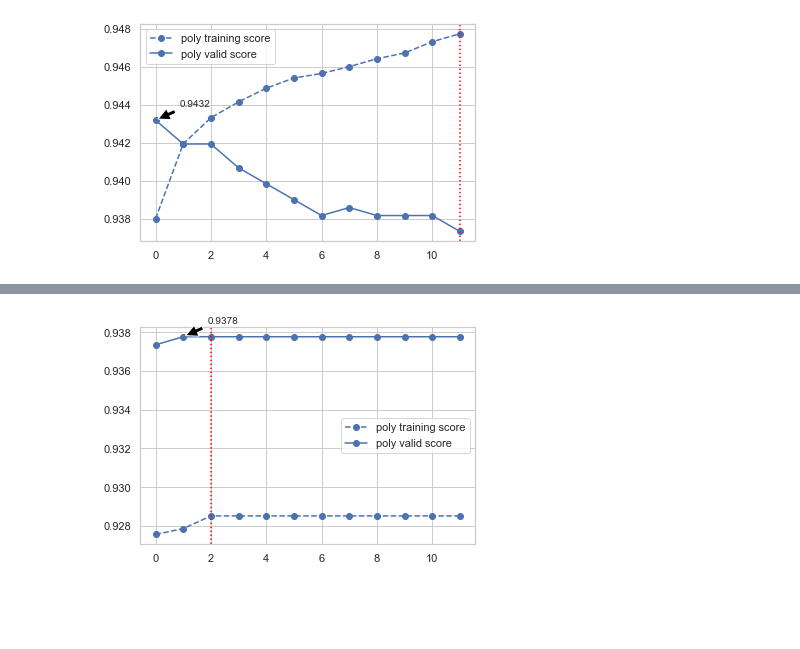
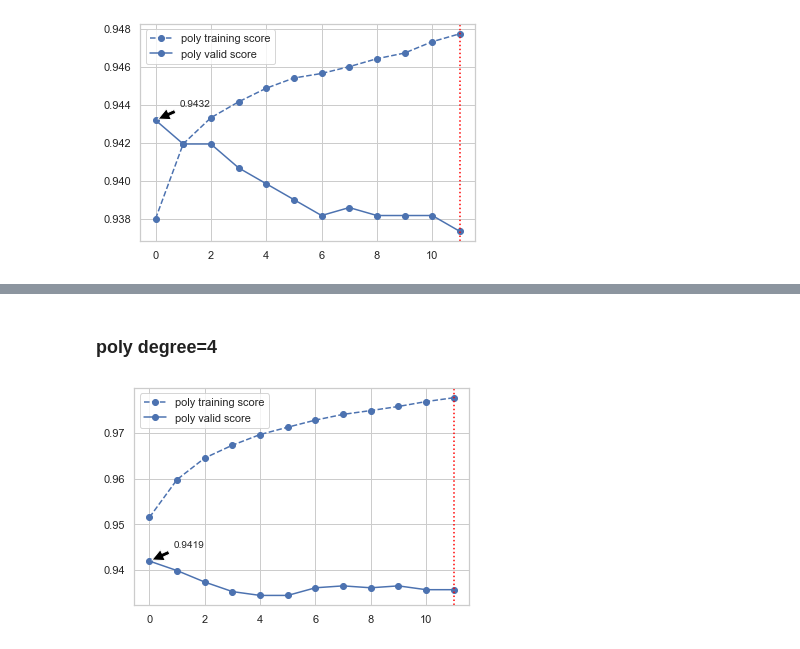
Before and after one commit to Justinfungi/Jebva-LOS-and-Mortality-Project-, a Jupyter notebook: Code/BellaSVM.ipynb, the cells around one changed output, grey strips where cells are left out. Drawn from its saved outputs; the diff is of its cells as text; code cells hidden in the pictures; blank space fills up the shorter version.

```diff
--- a/Code/BellaSVM.ipynb
+++ b/Code/BellaSVM.ipynb
@@ -52,16 +53,20 @@ plt.show()
 # %% [output]
 [figure]
 # %%
-clf_rbf = svm.SVC(C=1.1, kernel='rbf', degree=3)
+clf_rbf = svm.SVC(C=1.1, kernel='rbf', degree=3,probability=True)
 clf_rbf.fit(X_train_selected_t1_norm,y_train_t1_value)
-y_valid_pred=clf_rbf.predict(X_valid_selected_t1_norm)
+y_valid_score = clf_rbf.decision_function(X_valid_selected_t1_norm)
+
 
 # compute ROC curve and AUC for each learning rate
-fpr, tpr, thresholds = roc_curve(y_valid_t1_value,y_valid_pred)
+fpr, tpr, thresholds = roc_curve(y_valid_t1_value,y_valid_score)
 roc_auc = auc(fpr, tpr)
 
 # plot the graph of ROC curve
 sns.set_theme(style="whitegrid")
+for i in range(len(y_valid_pred)):
+    y_valid_pred_true.append(y_valid_pred[i][0])
+y_valid_pred_true
 plt.plot(fpr, tpr, color='darkorange', lw=2, label='ROC curve (area = %0.2f)' % roc_auc)
 plt.plot([0, 1], [0, 1], color='navy', lw=2, linestyle='--')
 plt.xlim([0.0, 1.0])
@@ -121,16 +104,20 @@ plt.show()
 # %% [output]
 [figure]
 # %%
-clf_poly = svm.SVC(C=1.1, kernel='poly', degree=3)
+clf_poly = svm.SVC(C=0.1, kernel='poly', degree=3,probability=True)
 clf_poly.fit(X_train_selected_t1_norm,y_train_t1_value)
-y_valid_pred=clf_poly.predict(X_valid_selected_t1_norm)
+y_valid_score = clf_poly.decision_function(X_valid_selected_t1_norm)
+
 
 # compute ROC curve and AUC for each learning rate
-fpr, tpr, thresholds = roc_curve(y_valid_t1_value,y_valid_pred)
+fpr, tpr, thresholds = roc_curve(y_valid_t1_value,y_valid_score)
 roc_auc = auc(fpr, tpr)
 
 # plot the graph of ROC curve
 sns.set_theme(style="whitegrid")
+for i in range(len(y_valid_pred)):
+    y_valid_pred_true.append(y_valid_pred[i][0])
+y_valid_pred_true
 plt.plot(fpr, tpr, color='darkorange', lw=2, label='ROC curve (area = %0.2f)' % roc_auc)
 plt.plot([0, 1], [0, 1], color='navy', lw=2, linestyle='--')
 plt.xlim([0.0, 1.0])
@@ -167,3 +154,26 @@ plt.annotate(np.max(test_poly_scores).round(4), (np.argmax(test_poly_scores), np
 plt.show()
 # %% [output]
 [figure]
+# %%
+clf_poly = svm.SVC(C=0.1, kernel='poly', degree=2,probability=True)
+clf_poly.fit(X_train_selected_t1_norm,y_train_t1_value)
+y_valid_score = clf_poly.decision_function(X_valid_selected_t1_norm)
+
+
+# compute ROC curve and AUC for each learning rate
+fpr, tpr, thresholds = roc_curve(y_valid_t1_value,y_valid_score)
+roc_auc = auc(fpr, tpr)
+
+# plot the graph of ROC curve
+sns.set_theme(style="whitegrid")
+for i in range(len(y_valid_pred)):
+    y_valid_pred_true.append(y_valid_pred[i][0])
+y_valid_pred_true
+plt.plot(fpr, tpr, color='darkorange', lw=2, label='ROC curve (area = %0.2f)' % roc_auc)
+plt.plot([0, 1], [0, 1], color='navy', lw=2, linestyle='--')
+plt.xlim([0.0, 1.0])
+plt.ylim([0.0, 1.05])
+plt.xlabel('False Positive Rate')
+plt.ylabel('True Positive Rate')
+plt.title('ROC Curve')
+plt.legend(loc="lower right")
@@ -170,23 +183,25 @@ plt.show()
+# %% [markdown]
+### poly degree=4
 # %%
 # select different type of kernel function and compare the score
 
 # kernel = 'poly'
 train_poly_scores = []
 test_poly_scores = []
 
 for c in range(1,25,2):
-    clf_poly = svm.SVC(C=c*0.1, kernel='poly', degree=1)
+    clf_poly = svm.SVC(C=c*0.1, kernel='poly', degree=4)
     clf_poly.fit(X_train_selected_t1_norm,y_train_t1_value)
     train_poly_scores.append(clf_poly.score(X_train_selected_t1_norm,y_train_t1_value))
     test_poly_scores.append(clf_poly.score(X_valid_selected_t1_norm,y_valid_t1_value))
 
 plt.plot(train_poly_scores, 'bo--')
 plt.plot(test_poly_scores, 'bo-')
 plt.legend(["poly training score", "poly valid score"])
 plt.axvline(np.argmax(train_poly_scores), linestyle="dotted", color="red")
 plt.annotate(np.max(test_poly_scores).round(4), (np.argmax(test_poly_scores), np.max(test_poly_scores)), xycoords="data",
                  xytext=(40, 20), textcoords="offset pixels", arrowprops=dict(facecolor="black", shrink=0.1), fontsize=10,
                  horizontalalignment="center", verticalalignment="top")
 plt.show()
 # %% [output]
-[figure, old version]
+[figure, new version]
```
Also changed, not shown: parts of 13 cells of this notebook.
